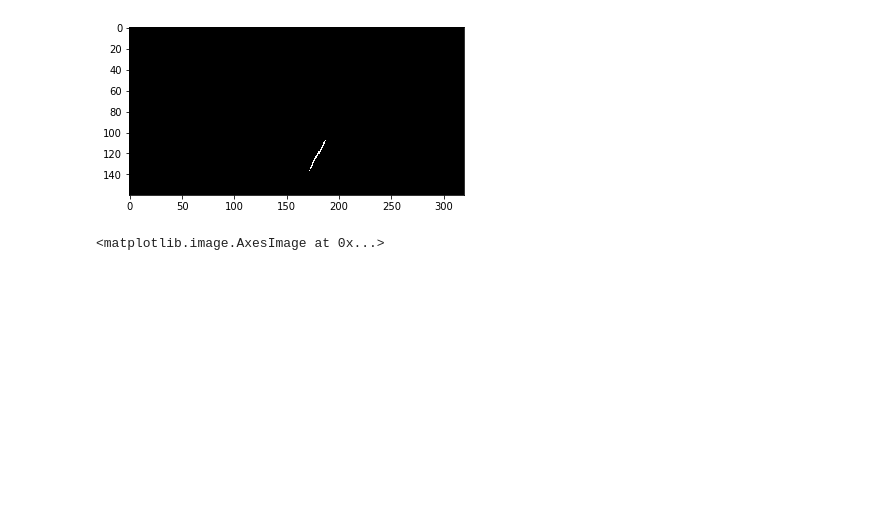
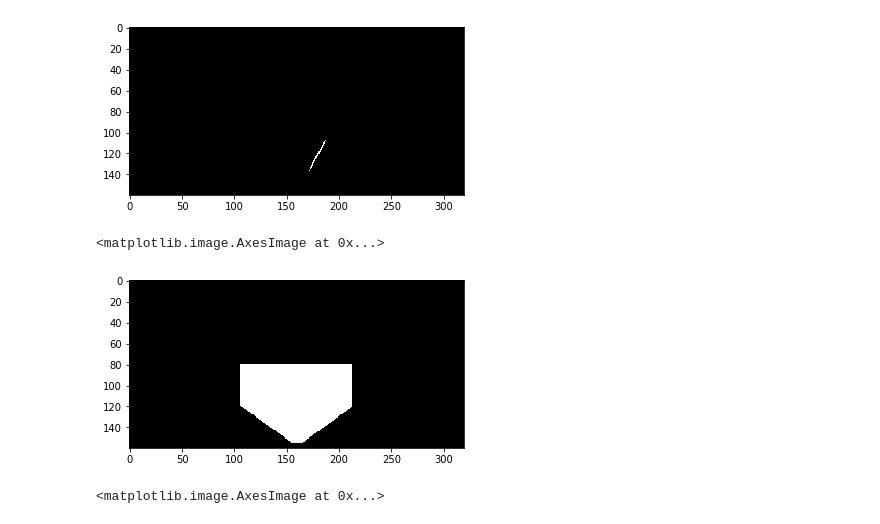
Before and after one commit to ohnozzy/RoboND-Rover-Project, a Jupyter notebook: code/Rover_Project_Test_Notebook.ipynb, the cells around one changed output. Saved outputs shown, nothing was run; the diff lists cells and outputs as text; code cells hidden in the pictures; blank space fills up the shorter version.

```diff
--- a/code/Rover_Project_Test_Notebook.ipynb
+++ b/code/Rover_Project_Test_Notebook.ipynb
@@ -196,4 +196,13 @@ plt.imshow(my_rock_warped_threshed, cmap='gray')
 # %% [output]
 <matplotlib.image.AxesImage at 0x...>
 [figure]
+# %%
+perspect_mask_threshed = np.any(perspect_mask, axis=2)
+perspect_mask_threshed[:80,:]=0
+perspect_mask_threshed[:,:perspect_mask_threshed.shape[1]//3]=0
+perspect_mask_threshed[:,-perspect_mask_threshed.shape[1]//3:]=0
+plt.imshow(perspect_mask_threshed, cmap='gray')
+# %% [output]
+<matplotlib.image.AxesImage at 0x...>
+[figure, added]
 # %%
```
Also changed, not shown: parts of 1 cell of this notebook, 3 other files.
